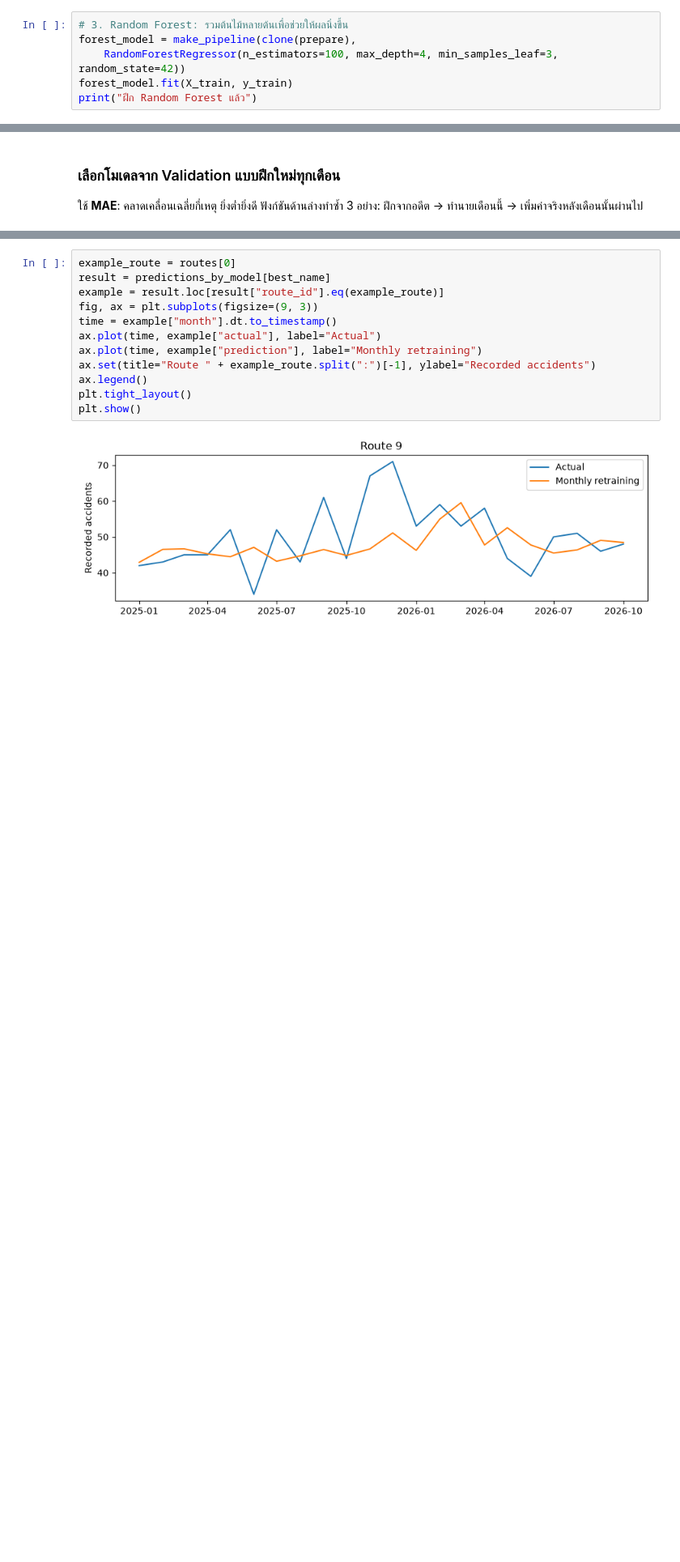
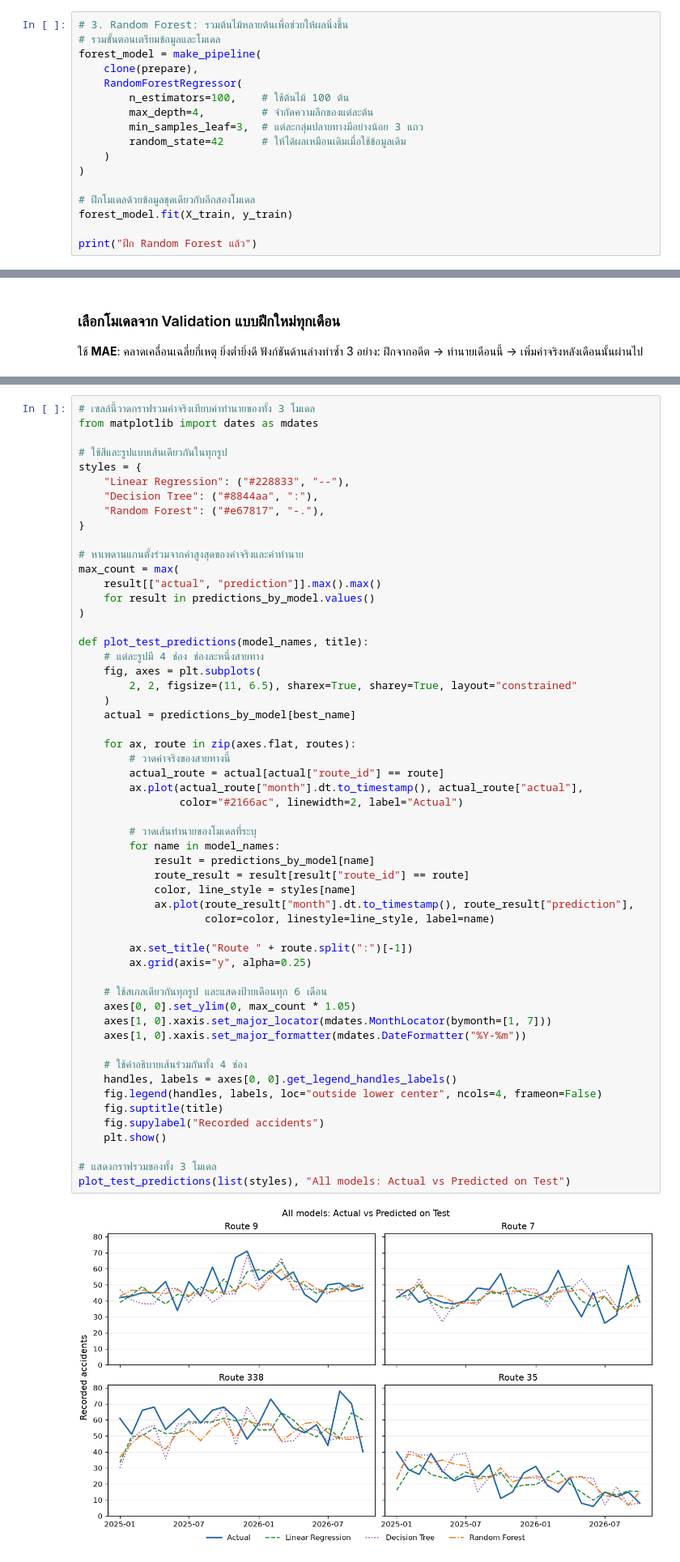
Before and after one commit to entezs/road-accident-forecast, a Jupyter notebook: notebooks/Road_Accident_Monthly_Forecasting.ipynb, the cells around one changed output, grey strips where cells are left out. Shown at 81% size. Saved outputs shown, nothing was run; the diff lists cells and outputs as text; blank space fills up the shorter version.

```diff
--- a/notebooks/Road_Accident_Monthly_Forecasting.ipynb
+++ b/notebooks/Road_Accident_Monthly_Forecasting.ipynb
@@ -376,9 +453,20 @@ print("ฝึก Decision Tree แล้ว")
 ฝึก Decision Tree แล้ว
 # %%
 # 3. Random Forest: รวมต้นไม้หลายต้นเพื่อช่วยให้ผลนิ่งขึ้น
-forest_model = make_pipeline(clone(prepare),
-    RandomForestRegressor(n_estimators=100, max_depth=4, min_samples_leaf=3, random_state=42))
+# รวมขั้นตอนเตรียมข้อมูลและโมเดล
+forest_model = make_pipeline(
+    clone(prepare),
+    RandomForestRegressor(
+        n_estimators=100,    # ใช้ต้นไม้ 100 ต้น
+        max_depth=4,         # จำกัดความลึกของแต่ละต้น
+        min_samples_leaf=3,  # แต่ละกลุ่มปลายทางมีอย่างน้อย 3 แถว
+        random_state=42      # ให้ได้ผลเหมือนเดิมเมื่อใช้ข้อมูลเดิม
+    )
+)
+
+# ฝึกโมเดลด้วยข้อมูลชุดเดียวกับอีกสองโมเดล
 forest_model.fit(X_train, y_train)
+
 print("ฝึก Random Forest แล้ว")
 # %% [output]
 ฝึก Random Forest แล้ว
@@ -482,14 +670,57 @@ plt.show()
 # %%
-example_route = routes[0]
-result = predictions_by_model[best_name]
-example = result.loc[result["route_id"].eq(example_route)]
-fig, ax = plt.subplots(figsize=(9, 3))
-time = example["month"].dt.to_timestamp()
-ax.plot(time, example["actual"], label="Actual")
-ax.plot(time, example["prediction"], label="Monthly retraining")
-ax.set(title="Route " + example_route.split(":")[-1], ylabel="Recorded accidents")
-ax.legend()
-plt.tight_layout()
-plt.show()
+# เซลล์นี้วาดกราฟรวมค่าจริงเทียบค่าทำนายของทั้ง 3 โมเดล
+from matplotlib import dates as mdates
+
+# ใช้สีและรูปแบบเส้นเดียวกันในทุกรูป
+styles = {
+    "Linear Regression": ("#228833", "--"),
+    "Decision Tree": ("#8844aa", ":"),
+    "Random Forest": ("#e67817", "-."),
+}
+
+# หาเพดานแกนตั้งร่วมจากค่าสูงสุดของค่าจริงและค่าทำนาย
+max_count = max(
+    result[["actual", "prediction"]].max().max()
+    for result in predictions_by_model.values()
+)
+
+def plot_test_predictions(model_names, title):
+    # แต่ละรูปมี 4 ช่อง ช่องละหนึ่งสายทาง
+    fig, axes = plt.subplots(
+        2, 2, figsize=(11, 6.5), sharex=True, sharey=True, layout="constrained"
+    )
+    actual = predictions_by_model[best_name]
+
+    for ax, route in zip(axes.flat, routes):
+        # วาดค่าจริงของสายทางนี้
+        actual_route = actual[actual["route_id"] == route]
+        ax.plot(actual_route["month"].dt.to_timestamp(), actual_route["actual"],
+                color="#2166ac", linewidth=2, label="Actual")
+
+        # วาดเส้นทำนายของโมเดลที่ระบุ
+        for name in model_names:
+            result = predictions_by_model[name]
+            route_result = result[result["route_id"] == route]
+            color, line_style = styles[name]
+            ax.plot(route_result["month"].dt.to_timestamp(), route_result["prediction"],
+                    color=color, linestyle=line_style, label=name)
+
+        ax.set_title("Route " + route.split(":")[-1])
+        ax.grid(axis="y", alpha=0.25)
+
+    # ใช้สเกลเดียวกันทุกรูป และแสดงป้ายเดือนทุก 6 เดือน
+    axes[0, 0].set_ylim(0, max_count * 1.05)
+    axes[1, 0].xaxis.set_major_locator(mdates.MonthLocator(bymonth=[1, 7]))
+    axes[1, 0].xaxis.set_major_formatter(mdates.DateFormatter("%Y-%m"))
+
+    # ใช้คำอธิบายเส้นร่วมกันทั้ง 4 ช่อง
+    handles, labels = axes[0, 0].get_legend_handles_labels()
+    fig.legend(handles, labels, loc="outside lower center", ncols=4, frameon=False)
+    fig.suptitle(title)
+    fig.supylabel("Recorded accidents")
+    plt.show()
+
+# แสดงกราฟรวมของทั้ง 3 โมเดล
+plot_test_predictions(list(styles), "All models: Actual vs Predicted on Test")
 # %% [output]
-[figure, old version]
+[figure, new version]
```
Also changed, not shown: parts of 39 cells of this notebook.
